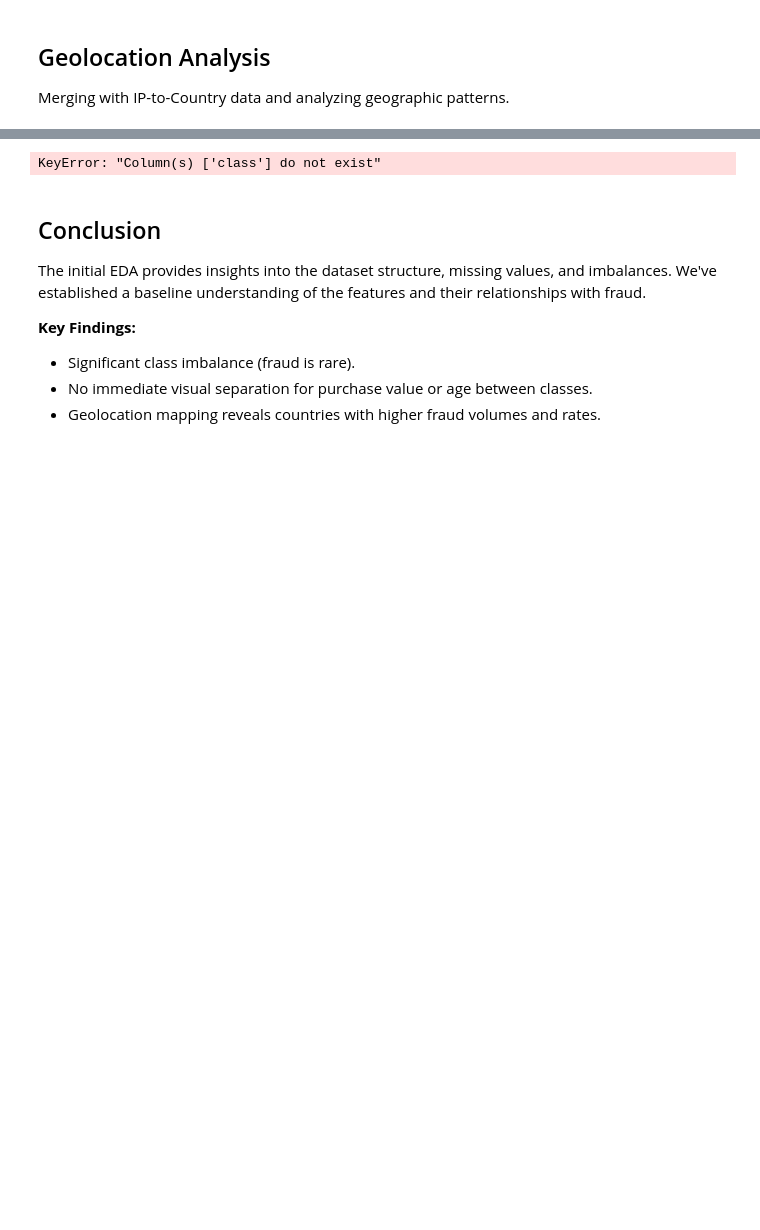
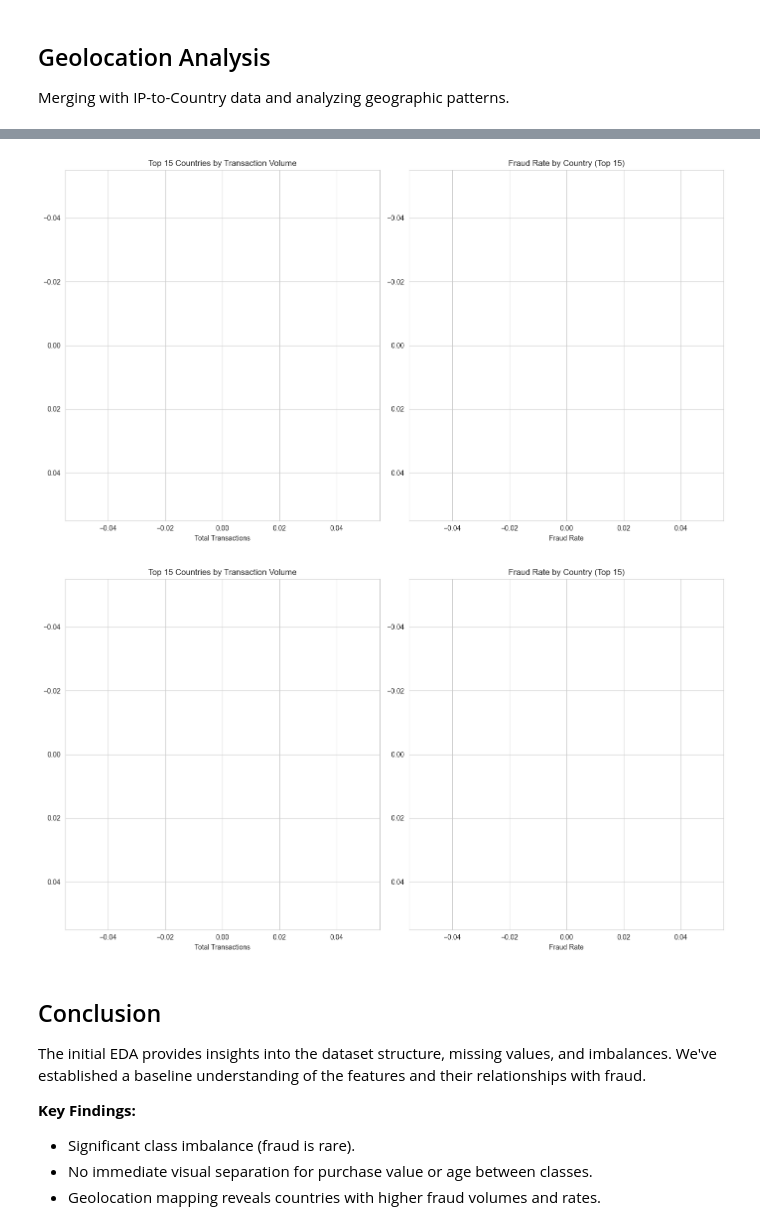
Before and after one commit to Eden-kassie/fraud-detection, a Jupyter notebook: notebooks/1-eda-fraud-data.ipynb, the cells around one changed output, grey strips where cells are left out. Saved outputs shown, nothing was run; the diff lists cells and outputs as text; code cells hidden in the pictures; blank space fills up the shorter version.

```diff
--- a/notebooks/1-eda-fraud-data.ipynb
+++ b/notebooks/1-eda-fraud-data.ipynb
@@ -177,5 +163,5 @@ Merged Data Shape: (0, 15)
 country_stats = analyze_fraud_by_country(merged_df)
 
 # Plot fraud distribution by country
-plot_fraud_by_country(country_stats, top_n=15)
+plot_country_stats(country_stats, top_n=15)
 # %% [output]
@@ -186,7 +172,8 @@ Top 10 countries by fraud rate:
 Empty DataFrame
 Columns: [country, total_transactions, fraud_count, fraud_rate]
 Index: []
-KeyError: "Column(s) ['class'] do not exist"
+[figure, added]
+[figure, added]
 # %% [markdown]
 ## Conclusion
 
```
Also changed, not shown: parts of 5 cells of this notebook, 1 other file.
